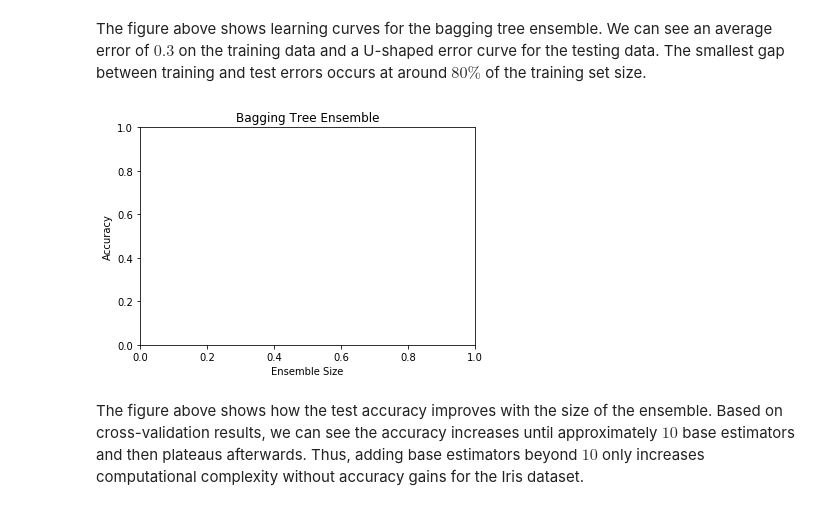
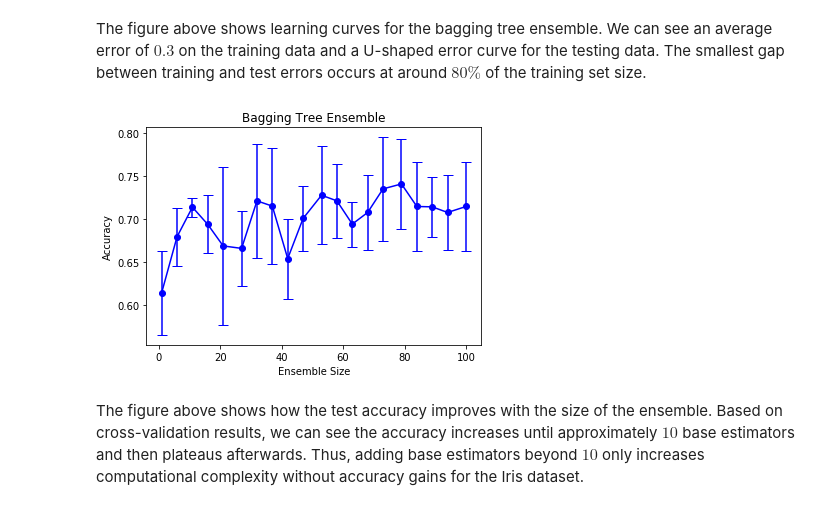
Before and after one commit to 3dspace/language-processing-lifecycle-fall2019, a Jupyter notebook: exercises/week5dec22/codex-csml1010-pgray-wk5-dec22-ensemble_methods.ipynb, the cells around one changed output. Drawn from its saved outputs; the diff is of its cells as text; code cells hidden in the pictures.

```diff
--- a/exercises/week5dec22/codex-csml1010-pgray-wk5-dec22-ensemble_methods.ipynb
+++ b/exercises/week5dec22/codex-csml1010-pgray-wk5-dec22-ensemble_methods.ipynb
@@ -91,7 +95,8 @@ plt.show()
 The figure above shows learning curves for the bagging tree ensemble. We can see an average error of $0.3$ on the training data and a U-shaped error curve for the testing data. The smallest gap between training and test errors occurs at around $80\%$ of the training set size.
 # %%
 #Ensemble Size
-num_est = map(int, np.linspace(1,100,20))
+# num_est = map(int, np.linspace(1,100,20))
+num_est = np.linspace(1,100,20).astype(int)
 bg_clf_cv_mean = []
 bg_clf_cv_std = []
 for n_est in num_est:
@@ -101,13 +106,14 @@ for n_est in num_est:
     bg_clf_cv_std.append(scores.std())
 # %%
 plt.figure()
-#(_, caps, _) = plt.errorbar(num_est, bg_clf_cv_mean, yerr=bg_clf_cv_std, c='blue', fmt='-o', capsize=5)
-#for cap in caps:
-#    cap.set_markeredgewidth(1)
+(_, caps, _) = plt.errorbar(num_est, bg_clf_cv_mean, yerr=bg_clf_cv_std, c='blue', fmt='-o', capsize=5)
+# caps = plt.errorbar(num_est, bg_clf_cv_mean, yerr=bg_clf_cv_std, c='blue', fmt='-o', capsize=5)
+for cap in caps:
+    cap.set_markeredgewidth(1)
 plt.ylabel('Accuracy'); plt.xlabel('Ensemble Size'); plt.title('Bagging Tree Ensemble');
 plt.show()
 # %% [output]
-[figure, old version]
+[figure, new version]
 # %% [markdown]
 The figure above shows how the test accuracy improves with the size of the ensemble. Based on cross-validation results, we can see the accuracy increases until approximately $10$ base estimators and then plateaus afterwards. Thus, adding base estimators beyond $10$ only increases computational complexity without accuracy gains for the Iris dataset.
 # %% [markdown]
```
Also changed, not shown: parts of 4 cells of this notebook.
